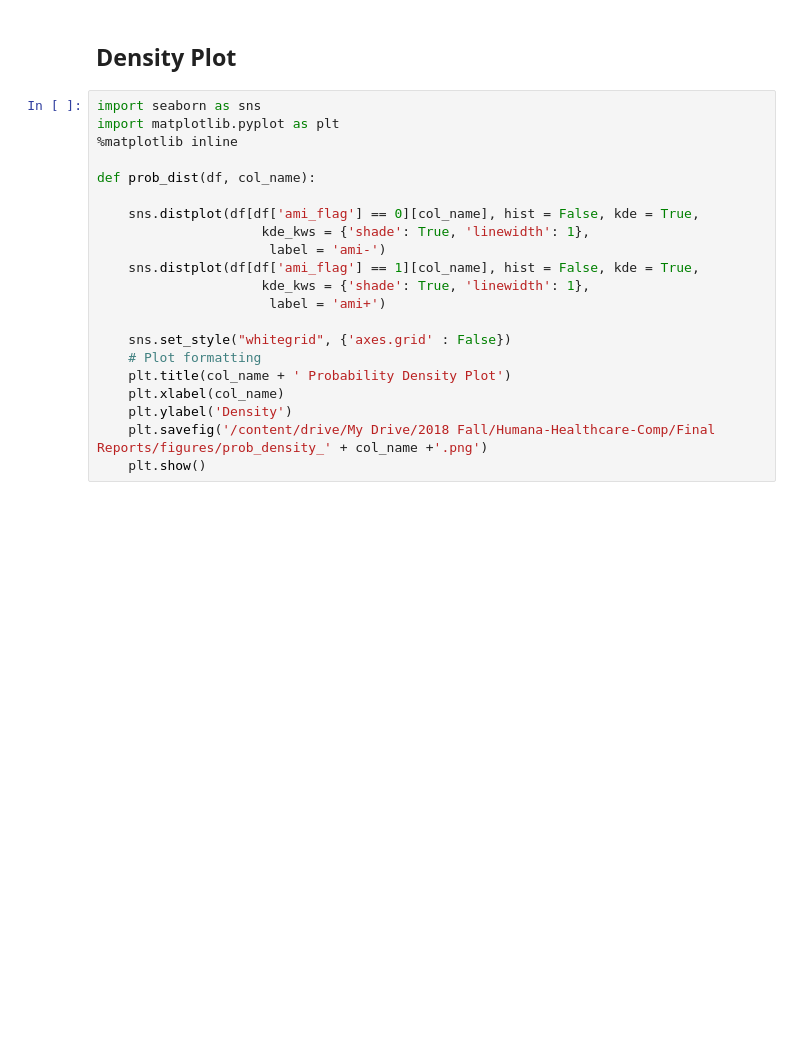
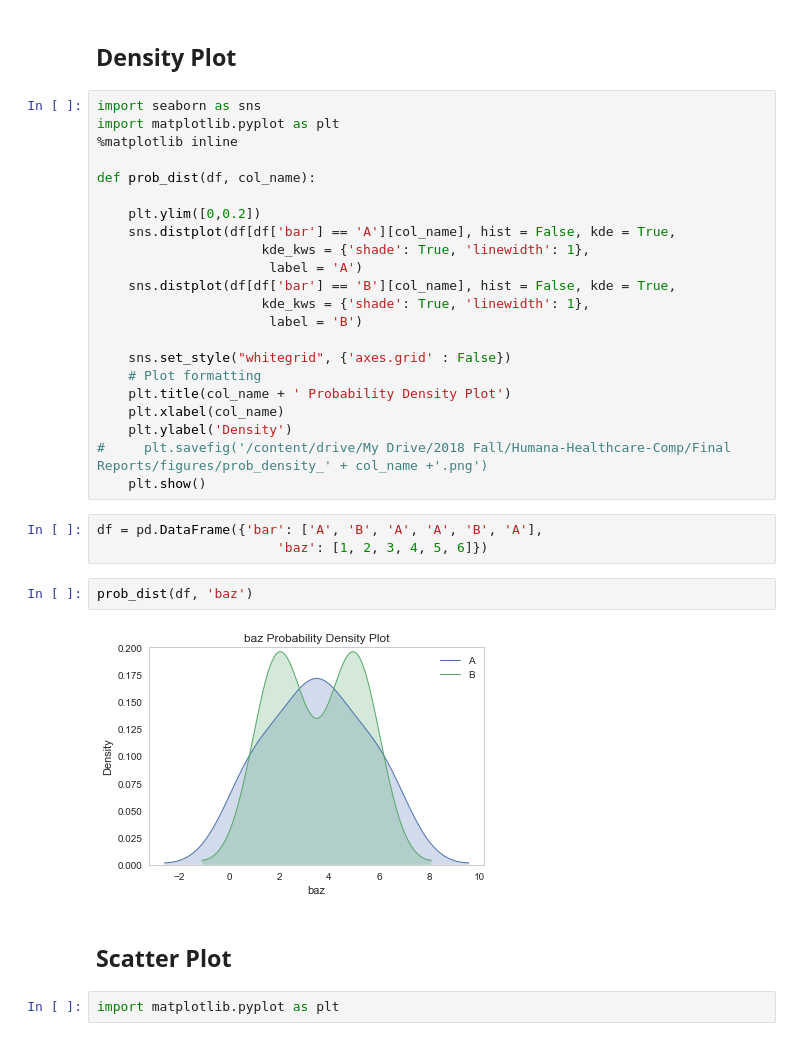
Before and after one commit to johnnychiuchiu/Machine-Learning, a Jupyter notebook: others/python_plots.ipynb, the cells around one changed output. Cells and saved outputs as stored; diff of their text form; blank space fills up the shorter version.

```diff
--- a/others/python_plots.ipynb
+++ b/others/python_plots.ipynb
@@ -335,17 +376,29 @@ import matplotlib.pyplot as plt
 
 def prob_dist(df, col_name):
 
-    sns.distplot(df[df['ami_flag'] == 0][col_name], hist = False, kde = True,
+    plt.ylim([0,0.2])
+    sns.distplot(df[df['bar'] == 'A'][col_name], hist = False, kde = True,
                      kde_kws = {'shade': True, 'linewidth': 1},
-                      label = 'ami-')
-    sns.distplot(df[df['ami_flag'] == 1][col_name], hist = False, kde = True,
+                      label = 'A')
+    sns.distplot(df[df['bar'] == 'B'][col_name], hist = False, kde = True,
                      kde_kws = {'shade': True, 'linewidth': 1},
-                      label = 'ami+')
+                      label = 'B')
 
     sns.set_style("whitegrid", {'axes.grid' : False})
     # Plot formatting
     plt.title(col_name + ' Probability Density Plot')
     plt.xlabel(col_name)
     plt.ylabel('Density')
-    plt.savefig('/content/drive/My Drive/2018 Fall/Humana-Healthcare-Comp/Final Reports/figures/prob_density_' + col_name +'.png')
+#     plt.savefig('/content/drive/My Drive/2018 Fall/Humana-Healthcare-Comp/Final Reports/figures/prob_density_' + col_name +'.png')
     plt.show()
+# %%
+df = pd.DataFrame({'bar': ['A', 'B', 'A', 'A', 'B', 'A'],
+                       'baz': [1, 2, 3, 4, 5, 6]})
+# %%
+prob_dist(df, 'baz')
+# %% [output]
+[figure, added]
+# %% [markdown]
+## <a id='scatter'>Scatter Plot</a>
+# %%
+import matplotlib.pyplot as plt
```
Also changed, not shown: parts of 15 cells of this notebook.
